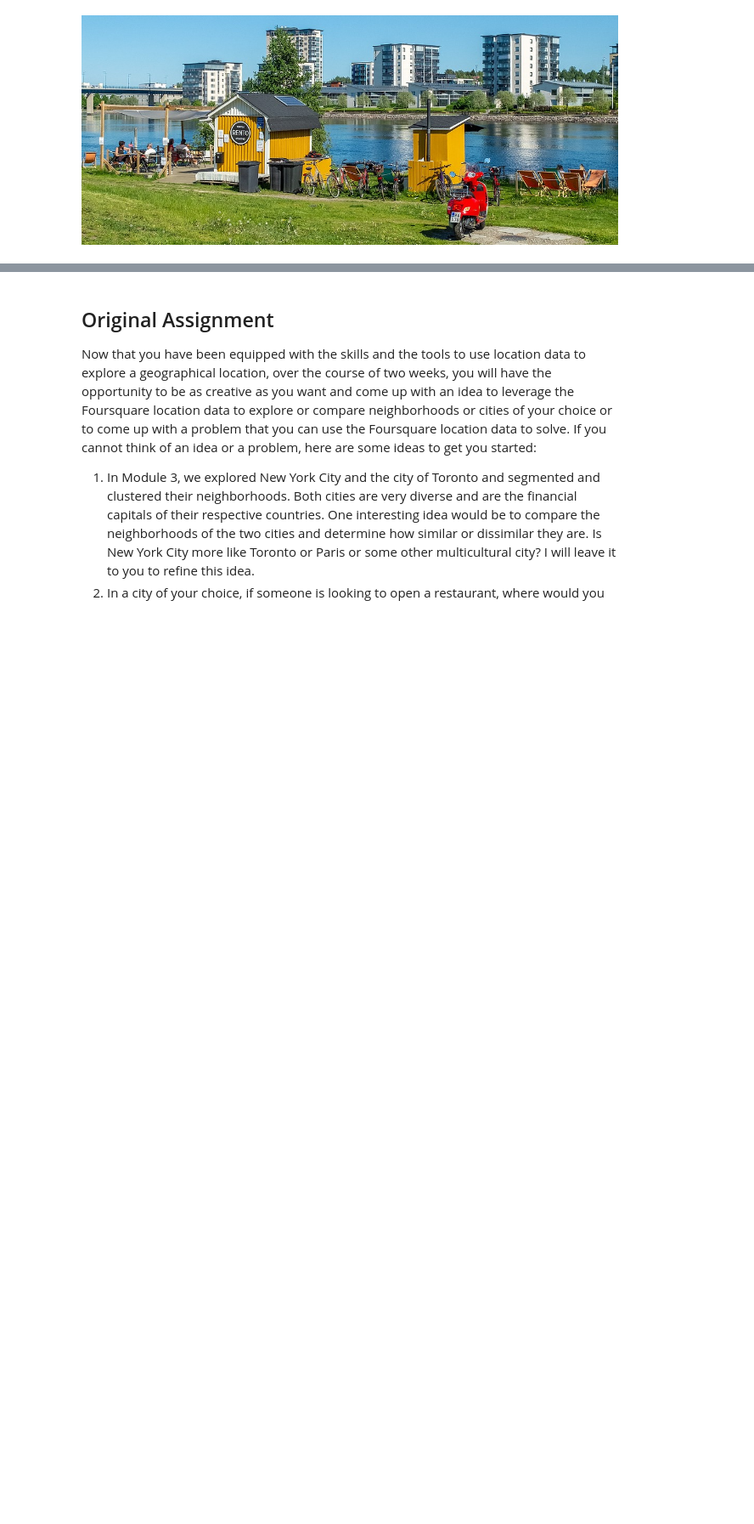
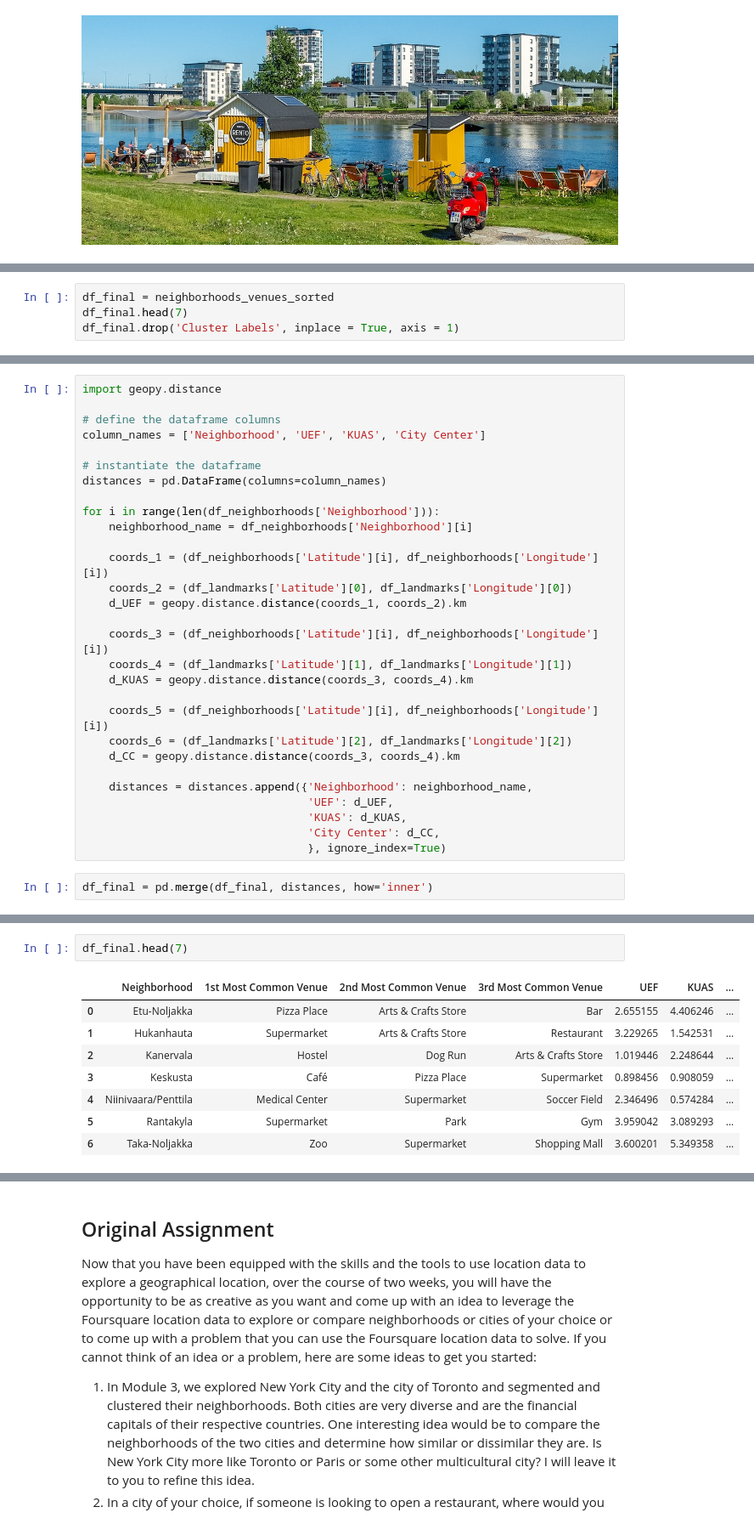
Before and after one commit to fizixmastr/Coursera_Capstone, a Jupyter notebook: Applied Data Science Capstone.ipynb, the cells around one changed output, grey strips where cells are left out. Shown at 85% size. Cells and saved outputs as stored; diff of their text form; blank space fills up the shorter version.

```diff
--- a/Applied Data Science Capstone.ipynb
+++ b/Applied Data Science Capstone.ipynb
@@ -9,0 +330,4 @@ My plan is to develop a tool that will be able to provide a "snapshot" of the ne
+# %%
+df_final = neighborhoods_venues_sorted
+df_final.head(7)
+df_final.drop('Cluster Labels', inplace = True, axis = 1)
@@ -9,0 +339,31 @@ My plan is to develop a tool that will be able to provide a "snapshot" of the ne
+# %%
+import geopy.distance
+
+# define the dataframe columns
+column_names = ['Neighborhood', 'UEF', 'KUAS', 'City Center']
+
+# instantiate the dataframe
+distances = pd.DataFrame(columns=column_names)
+
+for i in range(len(df_neighborhoods['Neighborhood'])):
+    neighborhood_name = df_neighborhoods['Neighborhood'][i]
+
+    coords_1 = (df_neighborhoods['Latitude'][i], df_neighborhoods['Longitude'][i])
+    coords_2 = (df_landmarks['Latitude'][0], df_landmarks['Longitude'][0])
+    d_UEF = geopy.distance.distance(coords_1, coords_2).km
+
+    coords_3 = (df_neighborhoods['Latitude'][i], df_neighborhoods['Longitude'][i])
+    coords_4 = (df_landmarks['Latitude'][1], df_landmarks['Longitude'][1])
+    d_KUAS = geopy.distance.distance(coords_3, coords_4).km
+
+    coords_5 = (df_neighborhoods['Latitude'][i], df_neighborhoods['Longitude'][i])
+    coords_6 = (df_landmarks['Latitude'][2], df_landmarks['Longitude'][2])
+    d_CC = geopy.distance.distance(coords_3, coords_4).km
+
+    distances = distances.append({'Neighborhood': neighborhood_name,
+                                  'UEF': d_UEF,
+                                  'KUAS': d_KUAS,
+                                  'City Center': d_CC,
+                                  }, ignore_index=True)
+# %%
+df_final = pd.merge(df_final, distances, how='inner')
@@ -9,0 +374,11 @@ My plan is to develop a tool that will be able to provide a "snapshot" of the ne
+# %%
+df_final.head(7)
+# %% [output]
+|  | Neighborhood | 1st Most Common Venue | 2nd Most Common Venue | 3rd Most Common Venue | UEF | KUAS | ... |
+| 0 | Etu-Noljakka | Pizza Place | Arts & Crafts Store | Bar | 2.655155 | 4.406246 | ... |
+| 1 | Hukanhauta | Supermarket | Arts & Crafts Store | Restaurant | 3.229265 | 1.542531 | ... |
+| 2 | Kanervala | Hostel | Dog Run | Arts & Crafts Store | 1.019446 | 2.248644 | ... |
+| 3 | Keskusta | Café | Pizza Place | Supermarket | 0.898456 | 0.908059 | ... |
+| 4 | Niinivaara/Penttila | Medical Center | Supermarket | Soccer Field | 2.346496 | 0.574284 | ... |
+| 5 | Rantakyla | Supermarket | Park | Gym | 3.959042 | 3.089293 | ... |
+| 6 | Taka-Noljakka | Zoo | Supermarket | Shopping Mall | 3.600201 | 5.349358 | ... |
```
Also changed, not shown: parts of 33 cells of this notebook.
